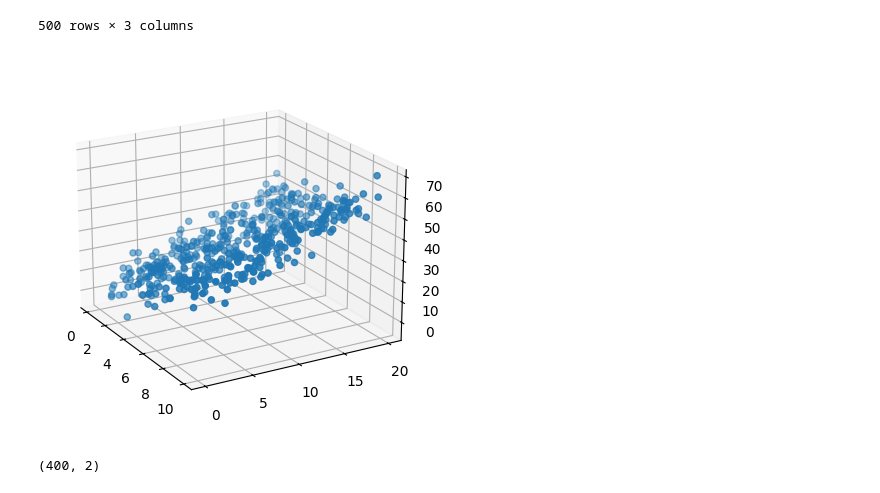
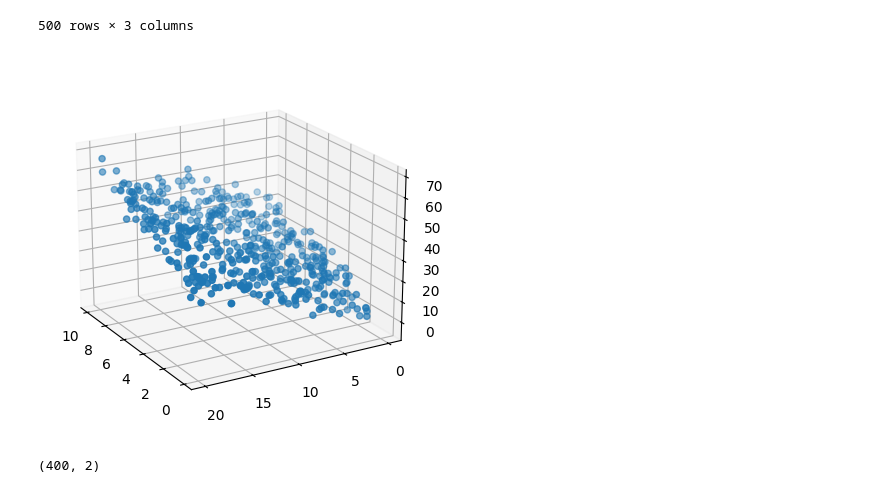
Before and after one commit to asegura4488/CienciaDatos, a Jupyter notebook: Semana5/MinimosCuadrados.ipynb, the cells around one changed output. Saved outputs shown, nothing was run; the diff lists cells and outputs as text; code cells hidden in the pictures.

```diff
--- a/Semana5/MinimosCuadrados.ipynb
+++ b/Semana5/MinimosCuadrados.ipynb
@@ -46,10 +50,10 @@ Y = np.array(data['Y'])
 # %%
 fig = plt.figure()
-ax = fig.add_subplot(111,projection='3d', elev=20, azim=-30)
+ax = fig.add_subplot(111,projection='3d', elev=20, azim=150)
 ax.scatter(X[:,0], X[:,1], Y)
 plt.show()
 # %% [output]
-[figure, old version]
+[figure, new version]
 # %%
 XTrain, XTest, YTrain, YTest = train_test_split(X, Y, test_size=0.2, random_state=42)
 # %%
```
Also changed, not shown: parts of 9 cells of this notebook.
